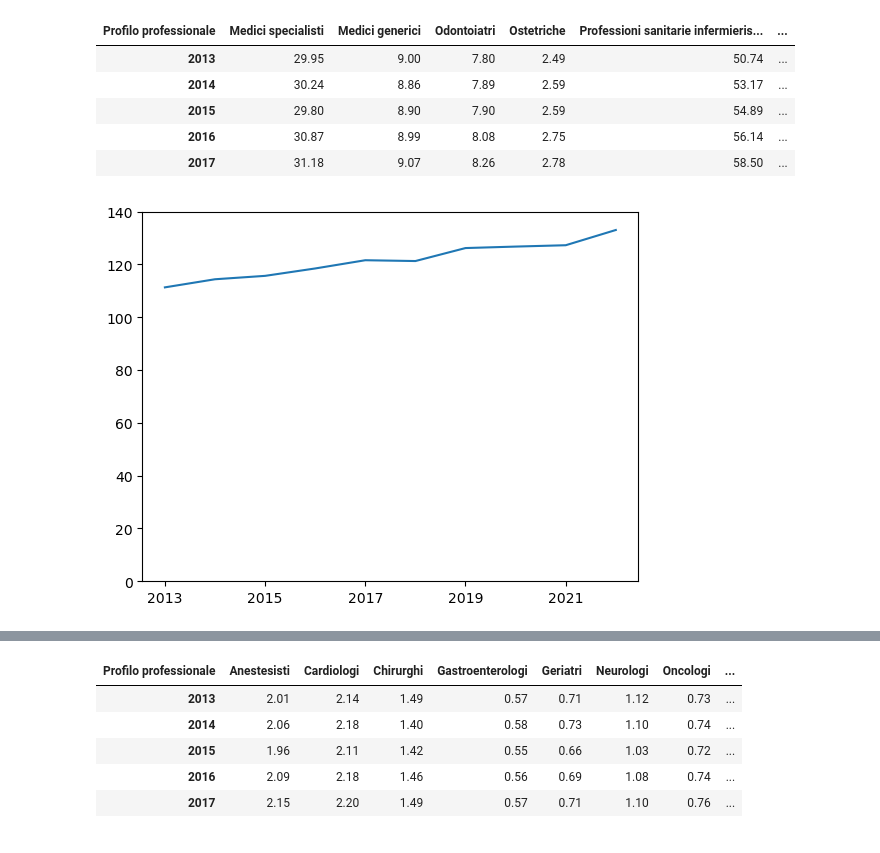
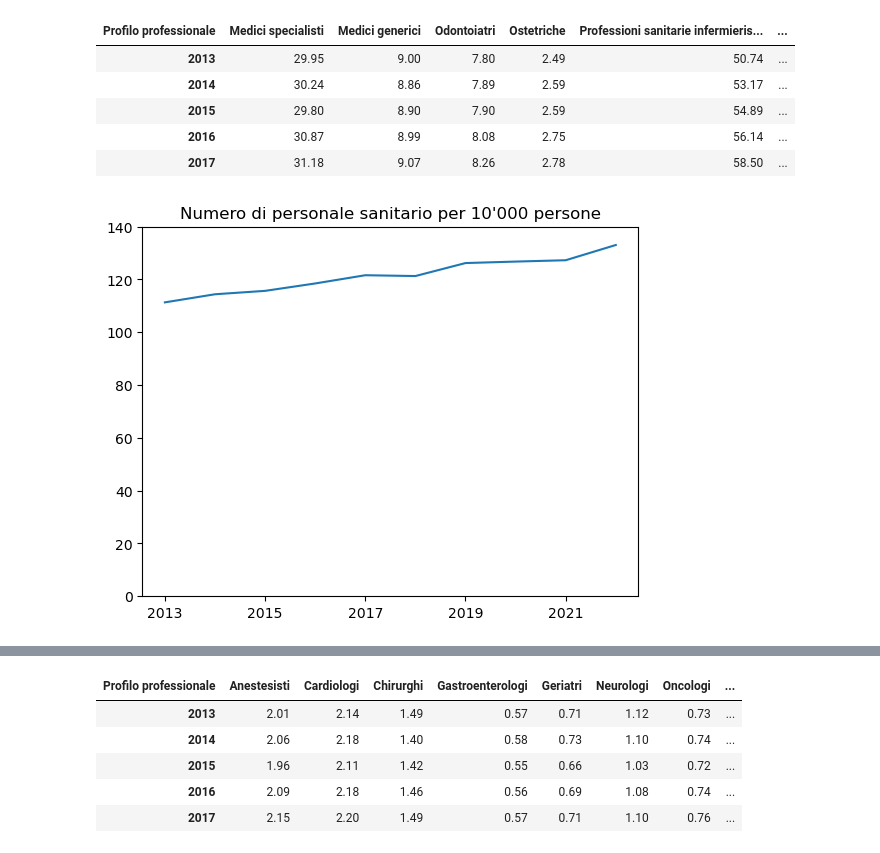
Before and after one commit to CapraCampa/Progetto-Visualizzazione-Scientifica, a Jupyter notebook: Grafici.ipynb, the cells around one changed output, grey strips where cells are left out. Cells and saved outputs as stored; diff of their text form; code cells hidden in the pictures.

```diff
--- a/Grafici.ipynb
+++ b/Grafici.ipynb
@@ -286,13 +286,14 @@ personaleMedicoAllYears.head()
 | 2015 | 29.80 | 8.90 | 7.90 | 2.59 | 54.89 | ... |
 | 2016 | 30.87 | 8.99 | 8.08 | 2.75 | 56.14 | ... |
 | 2017 | 31.18 | 9.07 | 8.26 | 2.78 | 58.50 | ... |
-# %%
-#TENGO CONTO DI INFERMIERI, FARMACISTI, ETC. IN QUESTO GRAFICO
-personaleMedicoAllYears.Totale.plot.line()
-plt.ylim(0,140)
-plt.show()
-# %% [output]
-[figure, removed]
+# %%
+#TENGO CONTO DI INFERMIERI, FARMACISTI, ETC. IN QUESTO GRAFICO
+personaleMedicoAllYears.Totale.plot.line()
+plt.title("Numero di personale sanitario per 10'000 persone")
+plt.ylim(0,140)
+plt.show()
+# %% [output]
+[figure, added]
 # %%
 #CONFRONTO TUTTE LE PROFESSIONI SANITARIE
 personaleMedicoAllYears.plot.line()
```
Also changed, not shown: parts of 9 cells of this notebook, 3 other files.
